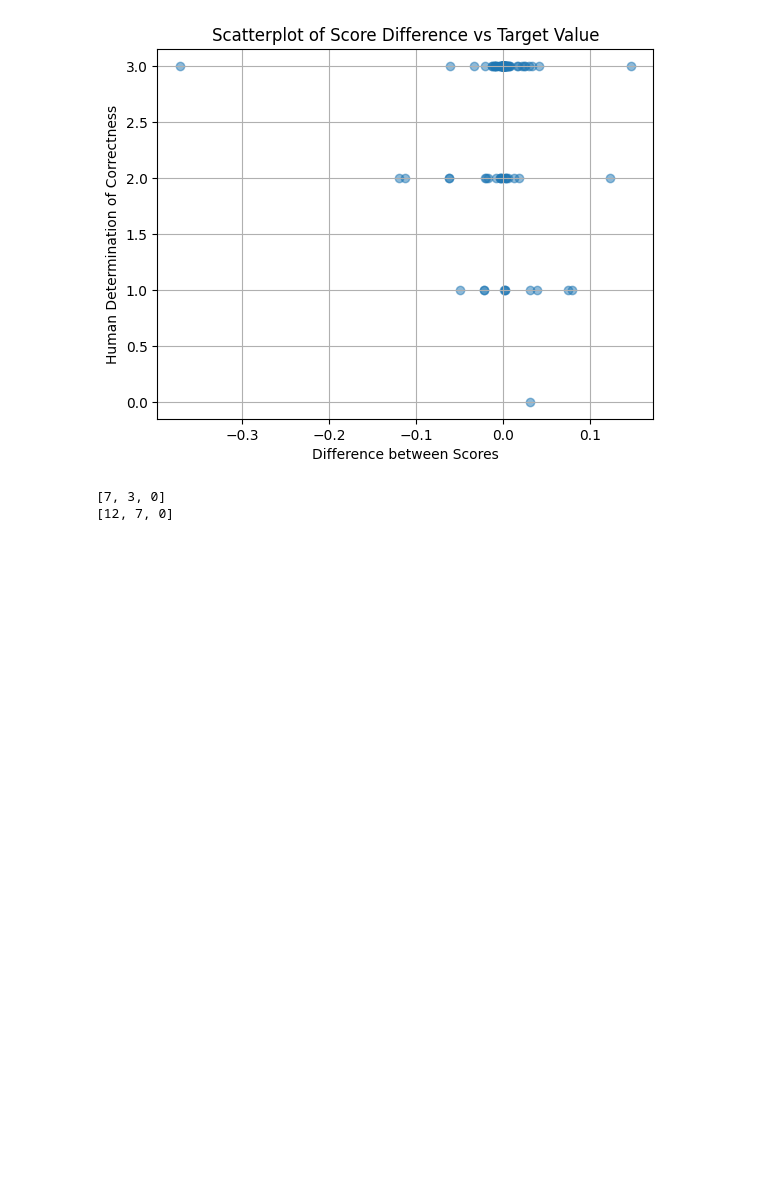
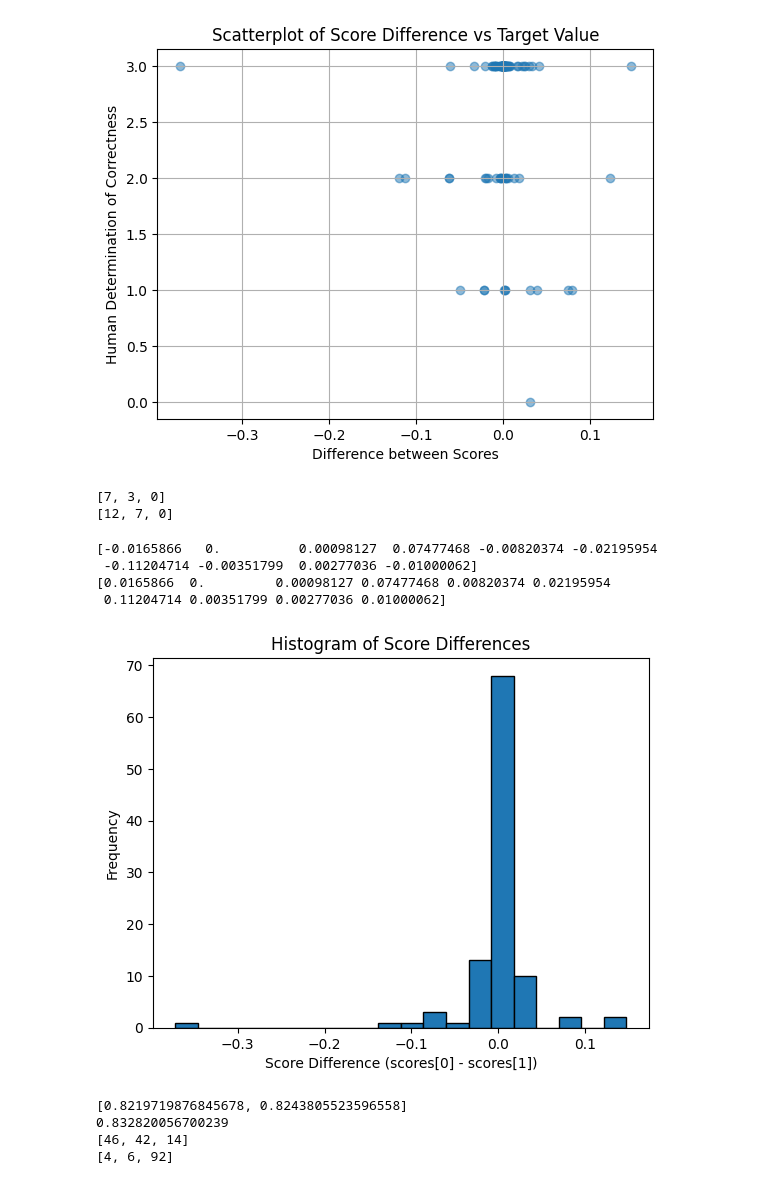
Before and after one commit to antoinevilain001/translation_thesis, a Jupyter notebook: translation_analysis/analysis1/analysis_app_data.ipynb, the cells around one changed output. Saved outputs shown, nothing was run; the diff lists cells and outputs as text; code cells hidden in the pictures; blank space fills up the shorter version.

Commit message:
analyzed average on my collected data and was much lower

```diff
--- a/translation_analysis/analysis1/analysis_app_data.ipynb
+++ b/translation_analysis/analysis1/analysis_app_data.ipynb
@@ -222,3 +215,82 @@ print(translation2_chatGPT)
 # %%
 # got 7, 3, 0 and 12, 7, 0
 # so not very accurate but more often than not kiwi agrees with me
+# %%
+# Extract the difference scores[0] - scores[1] for each object
+score_differences = np.array([
+    item.scores[0] - item.scores[1]
+    for item in outputs_array
+])
+
+print(score_differences[:10])  # Preview first 10 to check
+
+abs_score_differences = np.array([
+    np.abs(item.scores[0] - item.scores[1])
+    for item in outputs_array
+])
+
+print(abs_score_differences[:10])  # Preview first 10 to check
+# %% [output]
+[-0.0165866   0.          0.00098127  0.07477468 -0.00820374 -0.02195954
+ -0.11204714 -0.00351799  0.00277036 -0.01000062]
+[0.0165866  0.         0.00098127 0.07477468 0.00820374 0.02195954
+ 0.11204714 0.00351799 0.00277036 0.01000062]
+# %%
+def plot_histogram():
+    # Plot histogram
+    plt.hist(score_differences, bins=20, edgecolor='black')  # Adjust bins as needed
+    plt.xlabel('Score Difference (scores[0] - scores[1])')
+    plt.ylabel('Frequency')
+    plt.title('Histogram of Score Differences')
+    plt.show()
+
+plot_histogram()
+# %% [output]
+[figure, added]
+# %%
+def analyze(score_array, threshold = 0.05):
+    total_scores = [0, 0]
+    wins = [0, 0, 0]
+    wins_above_threshold = [0, 0, 0]
+    highest_possible_score = 0 # assume we always take the best one
+
+    n = len(score_array)
+
+    for i in range(n):
+        score0 = score_array[i].scores[0]
+        score1 = score_array[i].scores[1]
+        diff = score0 - score1
+
+        total_scores[0] += score0
+        total_scores[1] += score1
+
+        if diff > 0:
+            wins[0] +=1
+            highest_possible_score += score0
+        elif diff < 0:
+            wins[1] +=1
+            highest_possible_score += score1
+        else:
+            wins[2] +=1
+            highest_possible_score += score0
+
+        if diff > threshold:
+            wins_above_threshold[0] +=1
+        elif diff < -threshold:
+            wins_above_threshold[1] +=1
+        else:
+            wins_above_threshold[2] +=1
+
+    average_scores = [total_scores[0]/n, total_scores[1]/n]
+    highest_possible_average = highest_possible_score / n
+    print(average_scores)
+    print(highest_possible_average)
+    print(wins)
+    print(wins_above_threshold)
+
+analyze(outputs_array, 0.05)
+# %% [output]
+[0.8219719876845678, 0.8243805523596558]
+0.832820056700239
+[46, 42, 14]
+[4, 6, 92]
```
Also changed, not shown: parts of 7 cells of this notebook.
